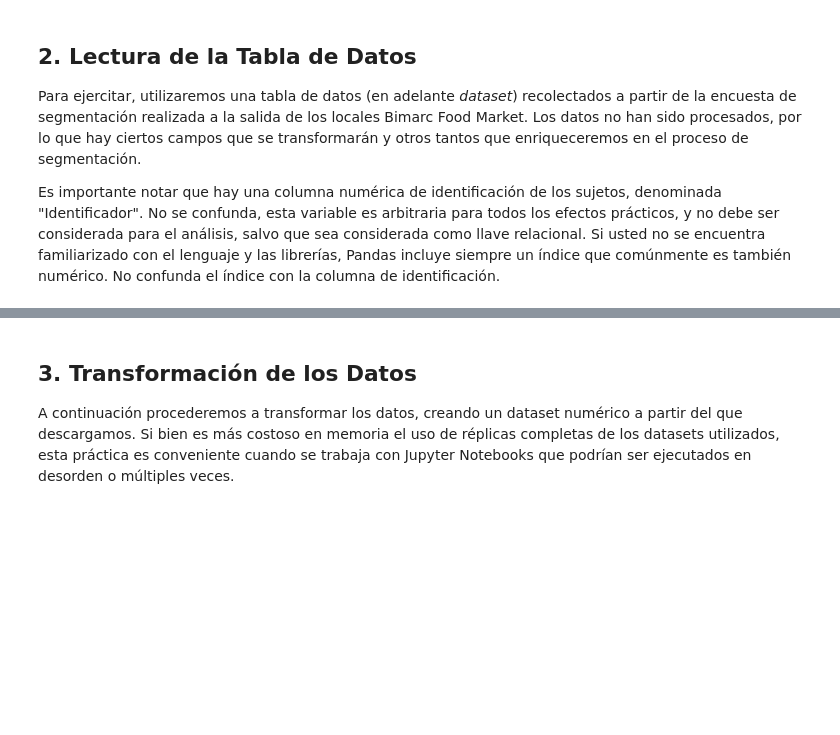
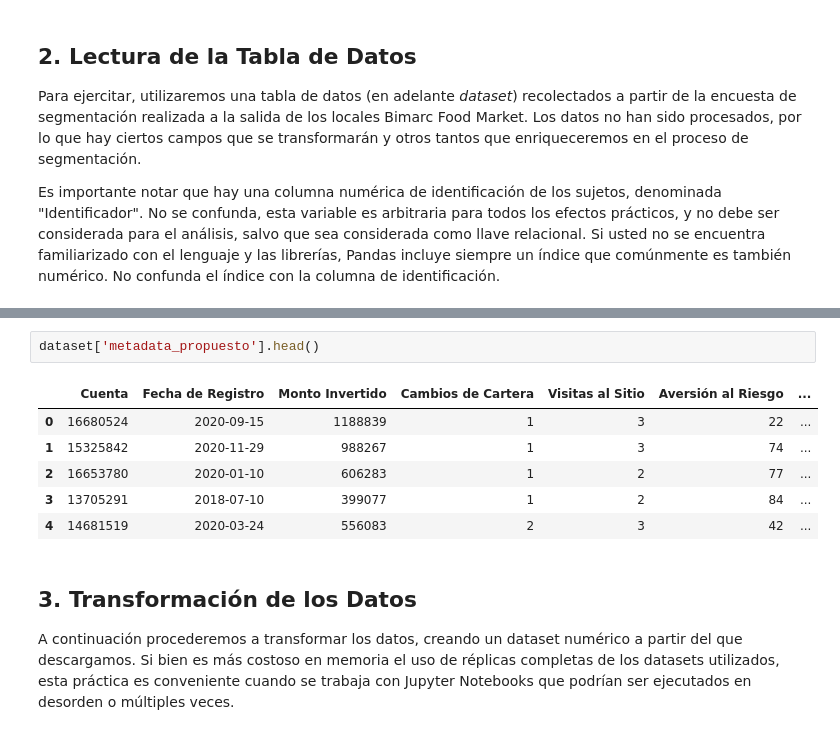
Before and after one commit to diegovalarq/Marketing-Segmentation, a Jupyter notebook: Notebook-Marketing-Segmentation.ipynb, the cells around one changed output, grey strips where cells are left out. Saved outputs shown, nothing was run; the diff lists cells and outputs as text; blank space fills up the shorter version.

```diff
--- a/Notebook-Marketing-Segmentation.ipynb
+++ b/Notebook-Marketing-Segmentation.ipynb
@@ -40,3 +50,12 @@ dataset.tail(5)
+# %%
+dataset['metadata_propuesto'].head()
+# %% [output]
+|  | Cuenta | Fecha de Registro | Monto Invertido | Cambios de Cartera | Visitas al Sitio | Aversión al Riesgo | ... |
+| 0 | 16680524 | 2020-09-15 | 1188839 | 1 | 3 | 22 | ... |
+| 1 | 15325842 | 2020-11-29 | 988267 | 1 | 3 | 74 | ... |
+| 2 | 16653780 | 2020-01-10 | 606283 | 1 | 2 | 77 | ... |
+| 3 | 13705291 | 2018-07-10 | 399077 | 1 | 2 | 84 | ... |
+| 4 | 14681519 | 2020-03-24 | 556083 | 2 | 3 | 42 | ... |
 # %% [markdown]
 <h2>3. Transformación de los Datos</h2>
 
```
Also changed, not shown: parts of 6 cells of this notebook.
